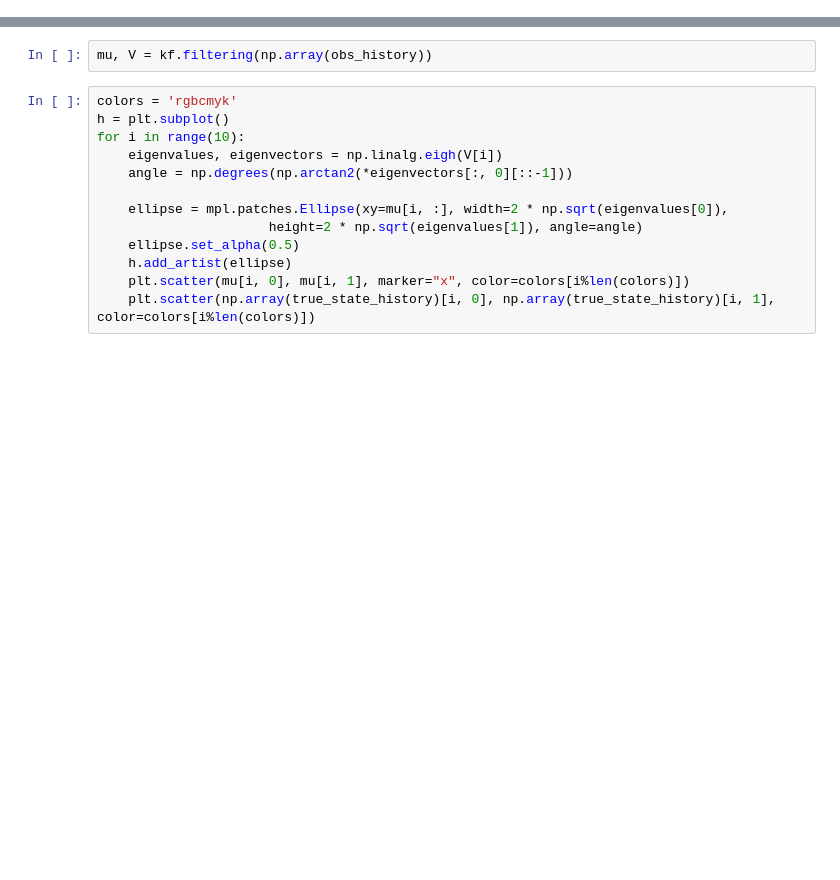
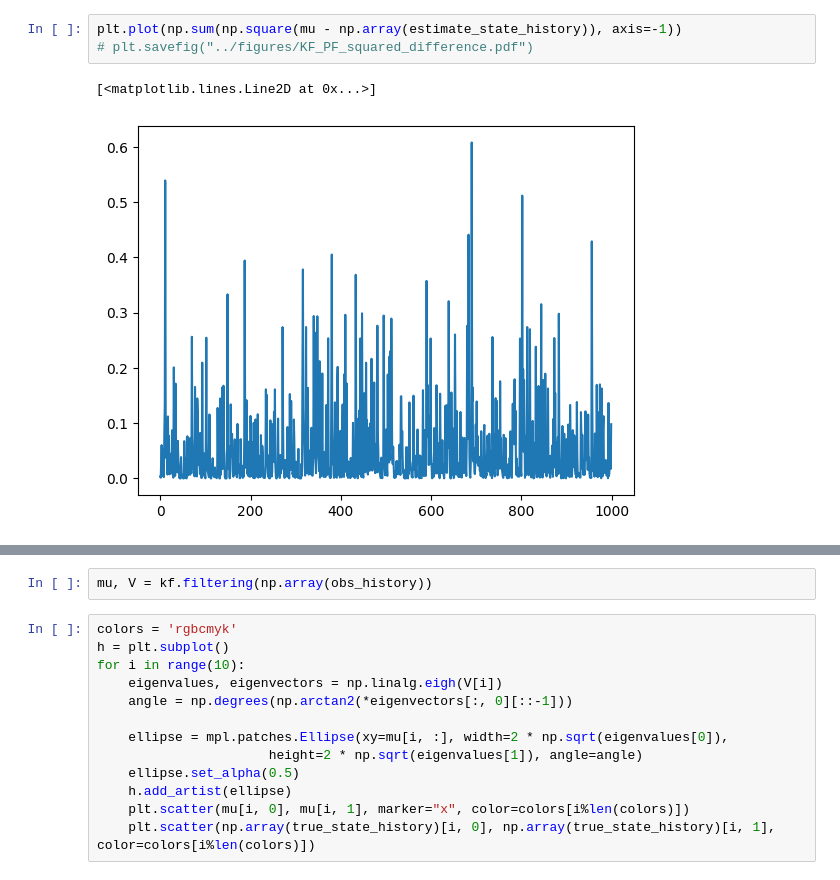
Before and after one commit to changmin-yu/particle-filtering-playground, a Jupyter notebook: notebooks/test_lds.ipynb, the cells around one changed output, grey strips where cells are left out. Cells and saved outputs as stored; diff of their text form; blank space fills up the shorter version.

```diff
--- a/notebooks/test_lds.ipynb
+++ b/notebooks/test_lds.ipynb
@@ -42,0 +83,6 @@ for i in range(10):
+# %%
+plt.plot(np.sum(np.square(mu - np.array(estimate_state_history)), axis=-1))
+# plt.savefig("../figures/KF_PF_squared_difference.pdf")
+# %% [output]
+[<matplotlib.lines.Line2D at 0x...>]
+[figure, added]
```
Also changed, not shown: parts of 25 cells of this notebook, 7 other files.
